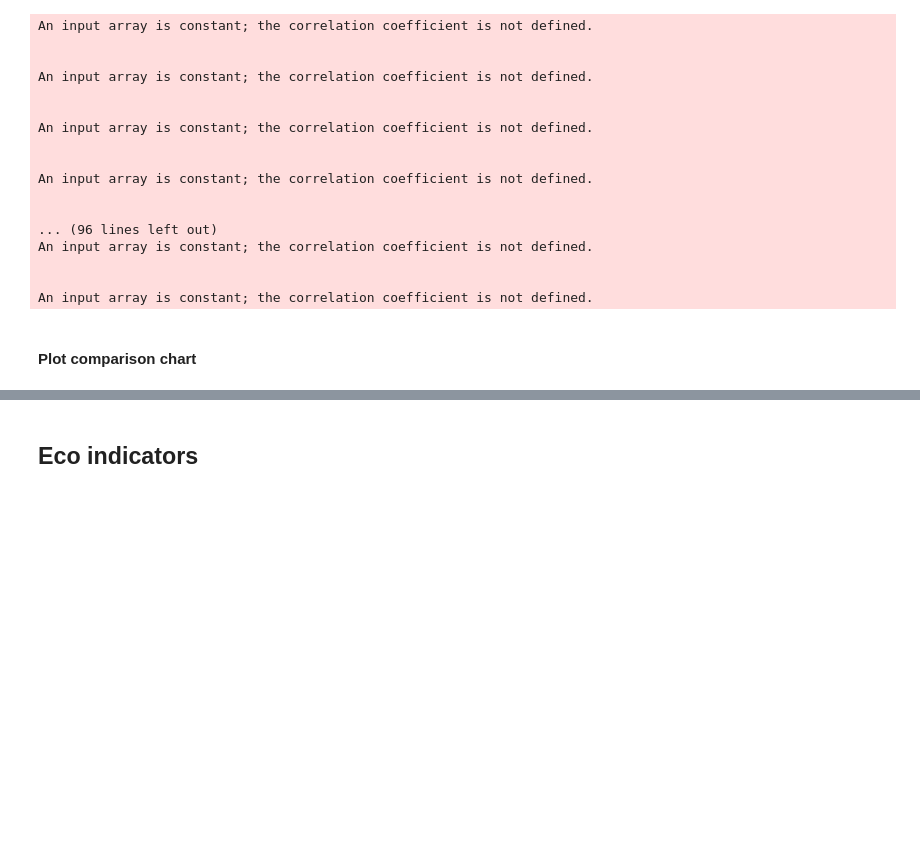
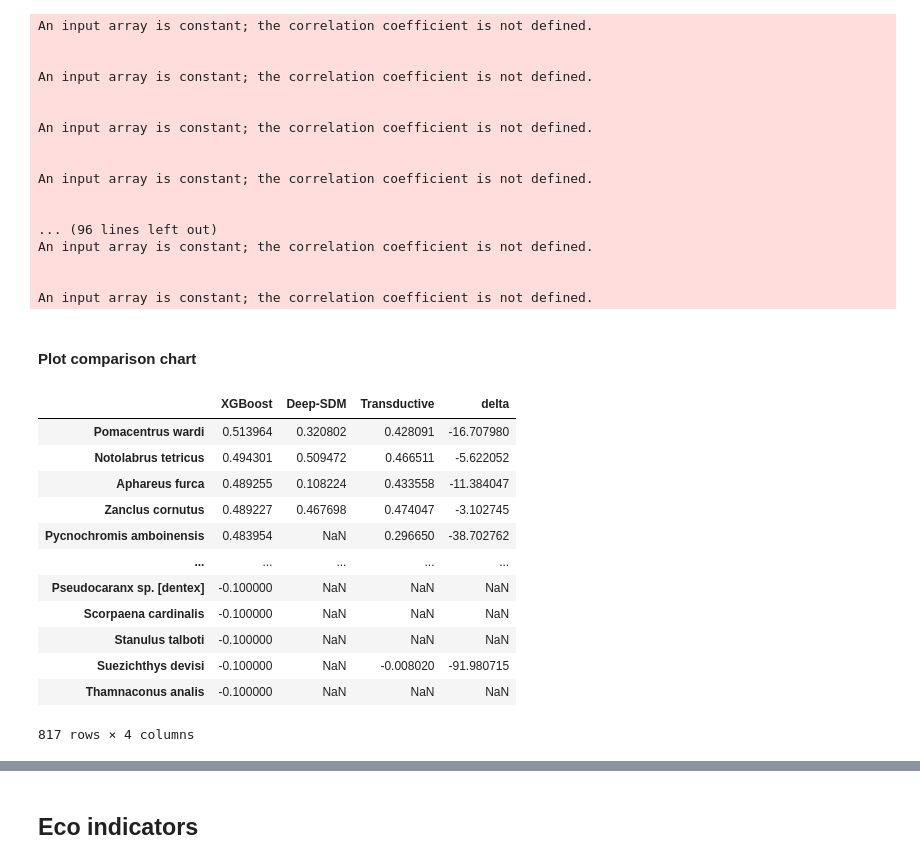
Before and after one commit to morand-g/malpolon-marbec, a Jupyter notebook: examples/RLS/Baselines.ipynb, the cells around one changed output, grey strips where cells are left out. Drawn from its saved outputs; the diff is of its cells as text; code cells hidden in the pictures; blank space fills up the shorter version.

```diff
--- a/examples/RLS/Baselines.ipynb
+++ b/examples/RLS/Baselines.ipynb
@@ -511,3 +613,19 @@ fig.update_layout(
 )
 
 fig.update_traces(line={'width': 4})
+# %%
+scores
+# %% [output]
+|  | XGBoost | Deep-SDM | Transductive | delta |
+| Pomacentrus wardi | 0.513964 | 0.320802 | 0.428091 | -16.707980 |
+| Notolabrus tetricus | 0.494301 | 0.509472 | 0.466511 | -5.622052 |
+| Aphareus furca | 0.489255 | 0.108224 | 0.433558 | -11.384047 |
+| Zanclus cornutus | 0.489227 | 0.467698 | 0.474047 | -3.102745 |
+| Pycnochromis amboinensis | 0.483954 | NaN | 0.296650 | -38.702762 |
+| ... | ... | ... | ... | ... |
+| Pseudocaranx sp. [dentex] | -0.100000 | NaN | NaN | NaN |
+| Scorpaena cardinalis | -0.100000 | NaN | NaN | NaN |
+| Stanulus talboti | -0.100000 | NaN | NaN | NaN |
+| Suezichthys devisi | -0.100000 | NaN | -0.008020 | -91.980715 |
+| Thamnaconus analis | -0.100000 | NaN | NaN | NaN |
+817 rows × 4 columns
```
Also changed, not shown: parts of 14 cells of this notebook, 1 other file.
